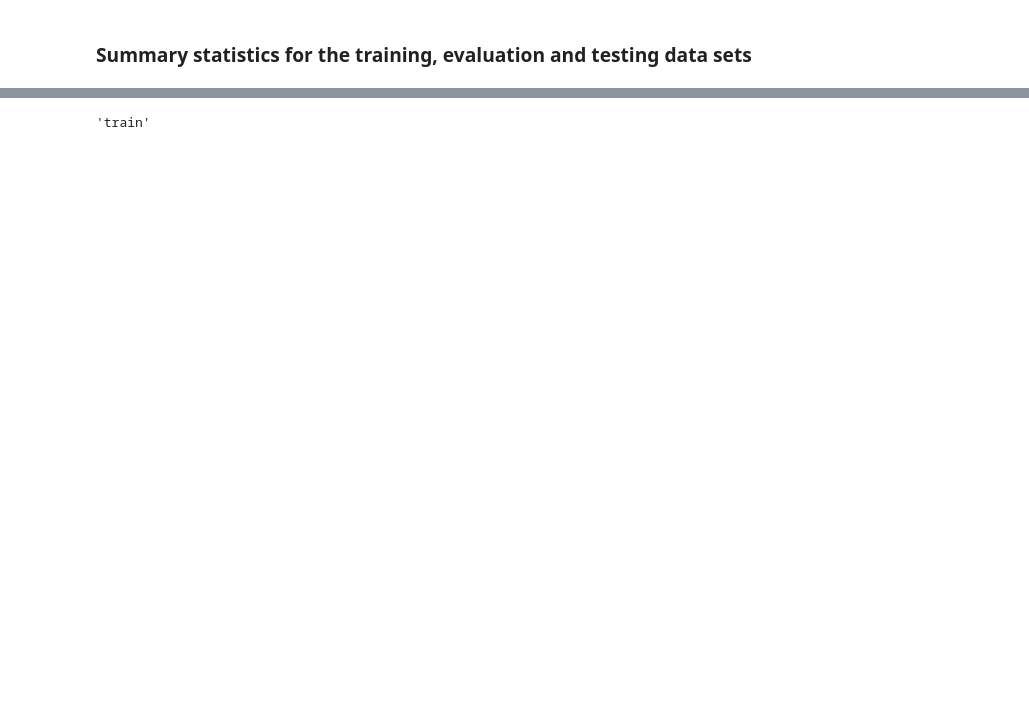
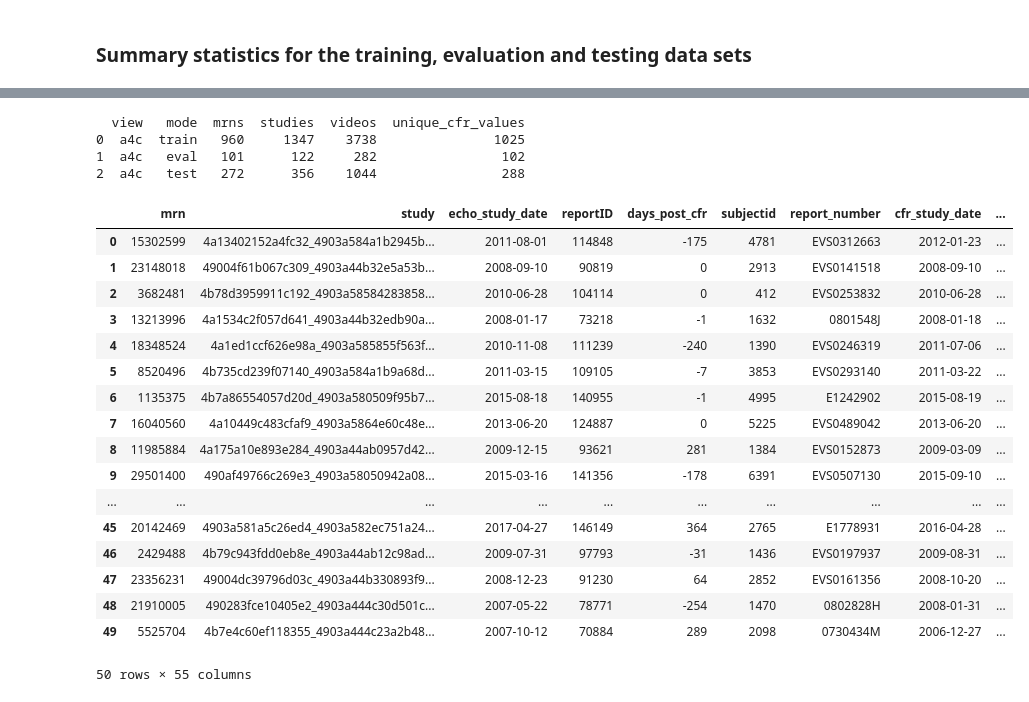
Before and after one commit to awerdich/werdich-cfr, a Jupyter notebook: notebooks/tfr_data_train_summary.ipynb, the cells around one changed output, grey strips where cells are left out. Saved outputs shown, nothing was run; the diff lists cells and outputs as text; code cells hidden in the pictures; blank space fills up the shorter version.

```diff
--- a/notebooks/tfr_data_train_summary.ipynb
+++ b/notebooks/tfr_data_train_summary.ipynb
@@ -10,7 +11,7 @@ pd.set_option('display.max_columns', 50)
 pd.set_option('display.width', 1000)
 # %%
 cfr_data_root = os.path.normpath('/mnt/obi0/andreas/data/cfr')
-tfr_dir = os.path.join(cfr_data_root, 'tfr_200208', 'resized')
+tfr_dir = os.path.join(cfr_data_root, 'tfr_200208')
 cfr_meta_date = '200208'
 meta_dir = os.path.join(cfr_data_root, 'metadata_'+cfr_meta_date)
 print(tfr_dir)
@@ -29,12 +40,45 @@ dset = pd.concat([train_df, eval_df, test_df], axis = 0, ignore_index=True).rese
 # %%
-dset_stat = pd.DataFrame()
-
+df_list = []
 for m in dset['mode'].unique():
 
-s = {'mrns': [len(dset[dset['mode']==m].mrn.unique())],
-     'studies': [len(dset[dset['mode']==m].study.unique())],
-     'unique CFR': [len(dset[dset['mode']==m].cfr.unique())],
+    s = {'view': list(dset[dset['mode']==m].max_view.unique()),
+         'mode': [m],
+         'mrns': [len(dset[dset['mode']==m].mrn.unique())],
+         'studies': [len(dset[dset['mode']==m].study.unique())],
+         'videos': [len(dset[dset['mode']==m].filename.unique())],
+         'unique_cfr_values': [len(dset[dset['mode']==m].cfr.unique())]}
+
+    df_list.append(pd.DataFrame(s))
+
+df_stat = pd.concat(df_list, ignore_index=True).reset_index(drop=True)
+print(df_stat)
+# %% [output]
+  view   mode  mrns  studies  videos  unique_cfr_values
+0  a4c  train   960     1347    3738               1025
+1  a4c   eval   101      122     282                102
+2  a4c   test   272      356    1044                288
+# %%
+# Add width and height of the images
+dset = dset.assign(width = dset.im_array_shape.apply(lambda s: s[1]),
+                   height = dset.im_array_shape.apply(lambda s: s[0]))
 # %%
-dset
+dset.head(50)
 # %% [output]
+|  | mrn | study | echo_study_date | reportID | days_post_cfr | subjectid | report_number | cfr_study_date | ... |
+| 0 | 15302599 | 4a13402152a4fc32_4903a584a1b2945b... | 2011-08-01 | 114848 | -175 | 4781 | EVS0312663 | 2012-01-23 | ... |
+| 1 | 23148018 | 49004f61b067c309_4903a44b32e5a53b... | 2008-09-10 | 90819 | 0 | 2913 | EVS0141518 | 2008-09-10 | ... |
+| 2 | 3682481 | 4b78d3959911c192_4903a58584283858... | 2010-06-28 | 104114 | 0 | 412 | EVS0253832 | 2010-06-28 | ... |
+| 3 | 13213996 | 4a1534c2f057d641_4903a44b32edb90a... | 2008-01-17 | 73218 | -1 | 1632 | 0801548J | 2008-01-18 | ... |
+| 4 | 18348524 | 4a1ed1ccf626e98a_4903a585855f563f... | 2010-11-08 | 111239 | -240 | 1390 | EVS0246319 | 2011-07-06 | ... |
+| 5 | 8520496 | 4b735cd239f07140_4903a584a1b9a68d... | 2011-03-15 | 109105 | -7 | 3853 | EVS0293140 | 2011-03-22 | ... |
+| 6 | 1135375 | 4b7a86554057d20d_4903a580509f95b7... | 2015-08-18 | 140955 | -1 | 4995 | E1242902 | 2015-08-19 | ... |
+| 7 | 16040560 | 4a10449c483cfaf9_4903a5864e60c48e... | 2013-06-20 | 124887 | 0 | 5225 | EVS0489042 | 2013-06-20 | ... |
+| 8 | 11985884 | 4a175a10e893e284_4903a44ab0957d42... | 2009-12-15 | 93621 | 281 | 1384 | EVS0152873 | 2009-03-09 | ... |
+| 9 | 29501400 | 490af49766c269e3_4903a58050942a08... | 2015-03-16 | 141356 | -178 | 6391 | EVS0507130 | 2015-09-10 | ... |
+| ... | ... | ... | ... | ... | ... | ... | ... | ... | ... |
+| 45 | 20142469 | 4903a581a5c26ed4_4903a582ec751a24... | 2017-04-27 | 146149 | 364 | 2765 | E1778931 | 2016-04-28 | ... |
+| 46 | 2429488 | 4b79c943fdd0eb8e_4903a44ab12c98ad... | 2009-07-31 | 97793 | -31 | 1436 | EVS0197937 | 2009-08-31 | ... |
+| 47 | 23356231 | 49004dc39796d03c_4903a44b330893f9... | 2008-12-23 | 91230 | 64 | 2852 | EVS0161356 | 2008-10-20 | ... |
+| 48 | 21910005 | 490283fce10405e2_4903a444c30d501c... | 2007-05-22 | 78771 | -254 | 1470 | 0802828H | 2008-01-31 | ... |
+| 49 | 5525704 | 4b7e4c60ef118355_4903a444c23a2b48... | 2007-10-12 | 70884 | 289 | 2098 | 0730434M | 2006-12-27 | ... |
-'train'
+50 rows × 55 columns
```
Also changed, not shown: parts of 6 cells of this notebook, 12 other files.
